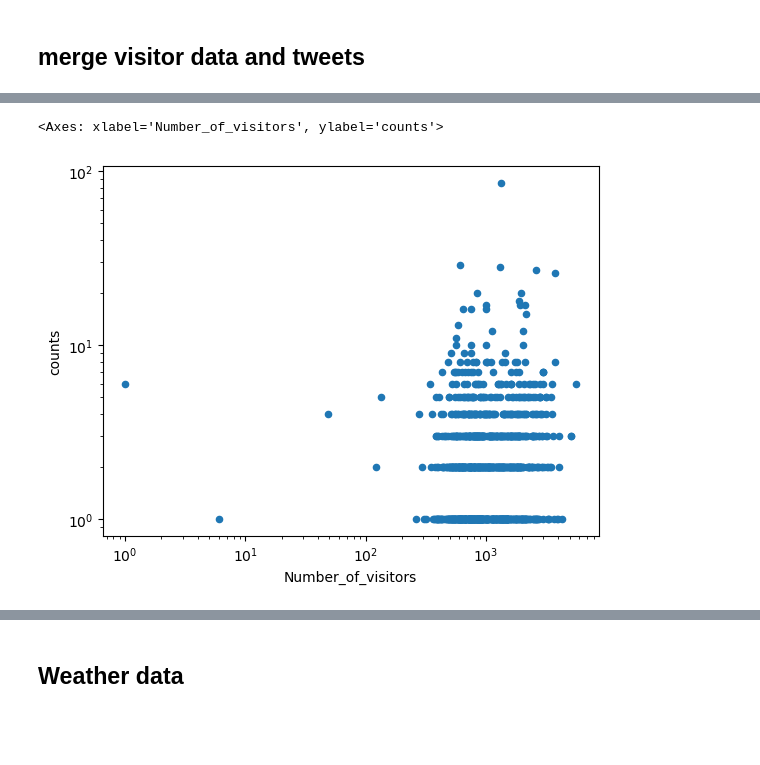
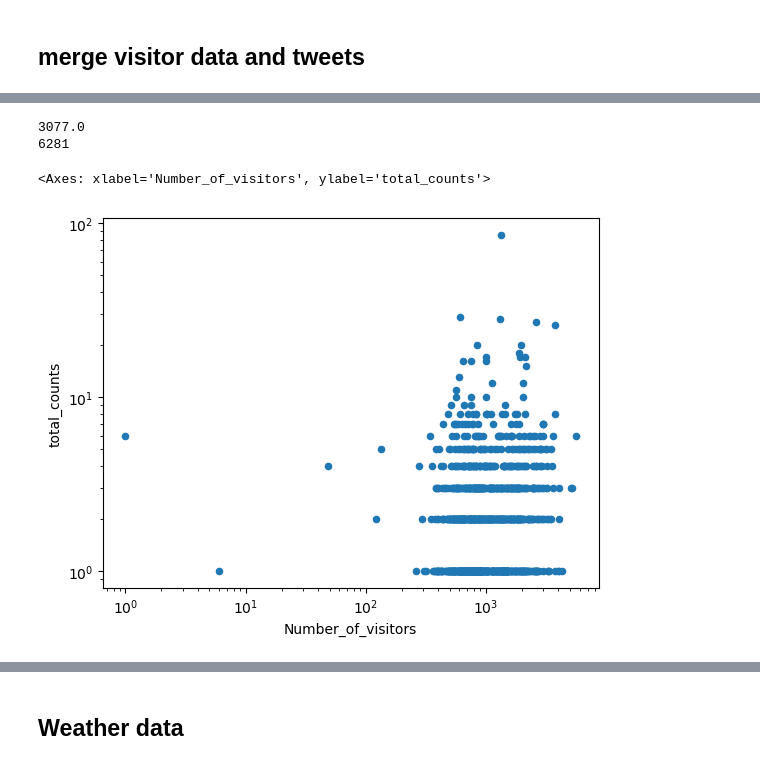
Before and after one commit to celiason/museum-visitor-model, a Jupyter notebook: sentiment.ipynb, the cells around one changed output, grey strips where cells are left out. Cells and saved outputs as stored; diff of their text form; code cells hidden in the pictures; blank space fills up the shorter version.

```diff
--- a/sentiment.ipynb
+++ b/sentiment.ipynb
@@ -434,7 +527,13 @@ plt.show()
+# %%
+print(merged_data.total_counts.sum()) # should be ~3000
+print(len(tweets)) # should be 6281
+# %% [output]
+3077.0
+6281
 # %%
-merged_data_clim.plot(x='Number_of_visitors', y='counts', kind='scatter', loglog=True)
+merged_data_clim.plot(x='Number_of_visitors', y='total_counts', kind='scatter', loglog=True)
 # %% [output]
-<Axes: xlabel='Number_of_visitors', ylabel='counts'>
+<Axes: xlabel='Number_of_visitors', ylabel='total_counts'>
-[figure, old version]
+[figure, new version]
 # %%
 # See what's causing the big spike in Jan. 2018
```
Also changed, not shown: parts of 68 cells of this notebook, 5 other files.
